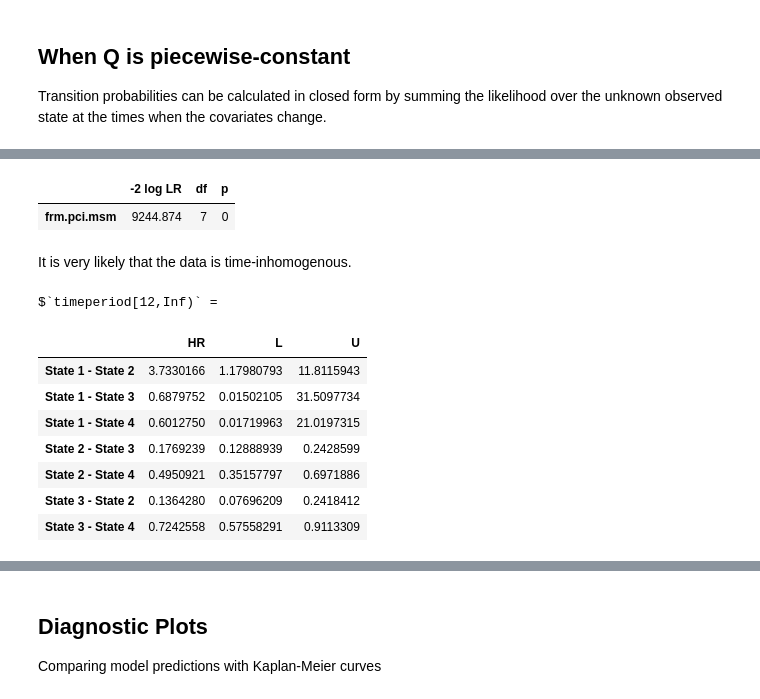
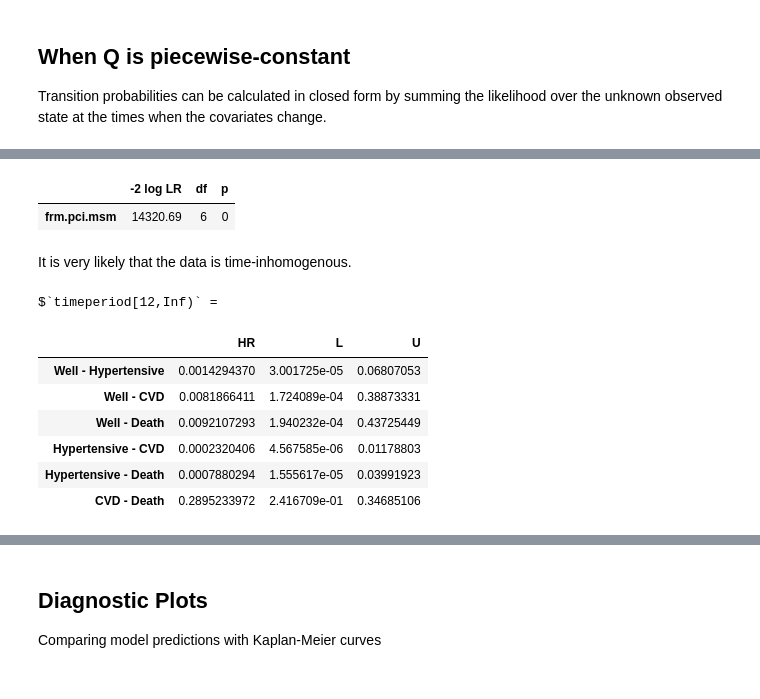
Before and after one commit to krashr-ds/framingham-ms, a Jupyter notebook: MSM Framingham 1 - Markov Models.ipynb, the cells around one changed output, grey strips where cells are left out. Drawn from its saved outputs; the diff is of its cells as text; code cells hidden in the pictures.

```diff
--- a/MSM Framingham 1 - Markov Models.ipynb
+++ b/MSM Framingham 1 - Markov Models.ipynb
@@ -44,9 +45,9 @@ Provide initial values representing a guess that the mean period in each state b
 
 An alternative to this is to supply the option "gen.inits=TRUE" in the msm function call.  This sets the initial values for non-zero entries of the Q matrix (transition intensity matrix) to the maximum likelihood estimates under the assumption that transitions take place only at observation times.
 # %%
-twoway4.q <- rbind(c(0, 0.166, 0.166, 0.166), c(0, 0, 0.25, 0.25), c(0, 0.25, 0, 0.25), c(0,0,0,0))
+twoway4.q <- rbind(c(0, 0.166, 0.166, 0.166), c(0, 0, 0.25, 0.25), c(0, 0, 0, 0.55), c(0,0,0,0))
 statetable.msm(STATE, RANDID, data=frmghm_ms)
-Q = crudeinits.msm(STATE ~ YEARS, RANDID, data=frmghm_ms, qmatrix=twoway4.q)
+Q = crudeinits.msm(STATE ~ YEARS, RANDID, data=frmghm_ms, censor = 99, censor.states = c(1,2,3), qmatrix=twoway4.q)
 Q
 # %% [output]
     to
@@ -72,2 +71,3 @@ rownames(twoway4.q) <- colnames(twoway4.q) <- c("Well", "Hypertensive", "CVD", "
 # %%
-frm.msm <- msm(STATE ~ YEARS, subject = RANDID, data = frmghm_ms, qmatrix = Q, death = 4, exacttimes=TRUE)
+frm.msm <- msm(STATE ~ YEARS, subject = RANDID, data = frmghm_ms, qmatrix = Q, censor = 99,
+               censor.states = c(1,2,3), exacttimes=TRUE)
@@ -165,6 +153,6 @@ State 4 0                          1.00000 (1.000000,1.00000)
 # %%
-# A model with covariates: sex, age and diabetes (yes or no)
+# A model with covariates: sex, age, diabetes (yes or no) and smoker (yes or no)
 
-frm.cov.msm <- msm(STATE ~ YEARS, subject = RANDID, data = frmghm_ms, covariates = ~ AGE + SEX + DIABETES,
-                   qmatrix = Q, death = 4, method = "BFGS", exacttimes = TRUE,
-                   control = list(fnscale=20000, maxit=10000))
+frm.cov.msm <- msm(STATE ~ YEARS, subject = RANDID, data = frmghm_ms, covariates = ~ AGE + SEX + DIABETES + CURSMOKE,
+                   qmatrix = Q, method = "BFGS", exacttimes = TRUE, censor = 99,
+                   censor.states = c(1,2,3), control = list(fnscale=30000, maxit=10000))
@@ -266,8 +270,9 @@ Transition probabilities can be calculated in closed form by summing the likelih
 # The study lasted a little more than 24 years, so this is about the halfway point
 
 frm.pci.msm <- msm(STATE ~ YEARS, subject = RANDID, data = frmghm_ms, qmatrix = Q,
-                   death = 4, pci = 12, method = "BFGS", exacttimes = TRUE,
-                   control = list(fnscale=20000, maxit=10000))
+                   pci = 12, method = "BFGS", exacttimes = TRUE,
+                   censor = 99, censor.states = c(1, 2, 3),
+                   control = list(fnscale=30000, maxit=10000))
 
 # Is this data truly time-inhomogenous?
 lrtest.msm(frm.msm, frm.pci.msm)
@@ -278,5 +280,5 @@ Warning message in msm(STATE ~ YEARS, subject = RANDID, data = frmghm_ms, qmatri
 |  | -2 log LR | df | p |
-| frm.pci.msm | 9244.874 | 7 | 0 |
+| frm.pci.msm | 14320.69 | 6 | 0 |
 # %% [markdown]
 It is very likely that the data is time-inhomogenous.
 # %%
@@ -284,10 +286,9 @@ hazard.msm(frm.pci.msm)
 # %% [output]
 $`timeperiod[12,Inf)` =
 |  | HR | L | U |
-| State 1 - State 2 | 3.7330166 | 1.17980793 | 11.8115943 |
-| State 1 - State 3 | 0.6879752 | 0.01502105 | 31.5097734 |
-| State 1 - State 4 | 0.6012750 | 0.01719963 | 21.0197315 |
-| State 2 - State 3 | 0.1769239 | 0.12888939 | 0.2428599 |
-| State 2 - State 4 | 0.4950921 | 0.35157797 | 0.6971886 |
-| State 3 - State 2 | 0.1364280 | 0.07696209 | 0.2418412 |
-| State 3 - State 4 | 0.7242558 | 0.57558291 | 0.9113309 |
+| Well - Hypertensive | 0.0014294370 | 3.001725e-05 | 0.06807053 |
+| Well - CVD | 0.0081866411 | 1.724089e-04 | 0.38873331 |
+| Well - Death | 0.0092107293 | 1.940232e-04 | 0.43725449 |
+| Hypertensive - CVD | 0.0002320406 | 4.567585e-06 | 0.01178803 |
+| Hypertensive - Death | 0.0007880294 | 1.555617e-05 | 0.03991923 |
+| CVD - Death | 0.2895233972 | 2.416709e-01 | 0.34685106 |
```
Also changed, not shown: parts of 20 cells of this notebook, 3 other files.
